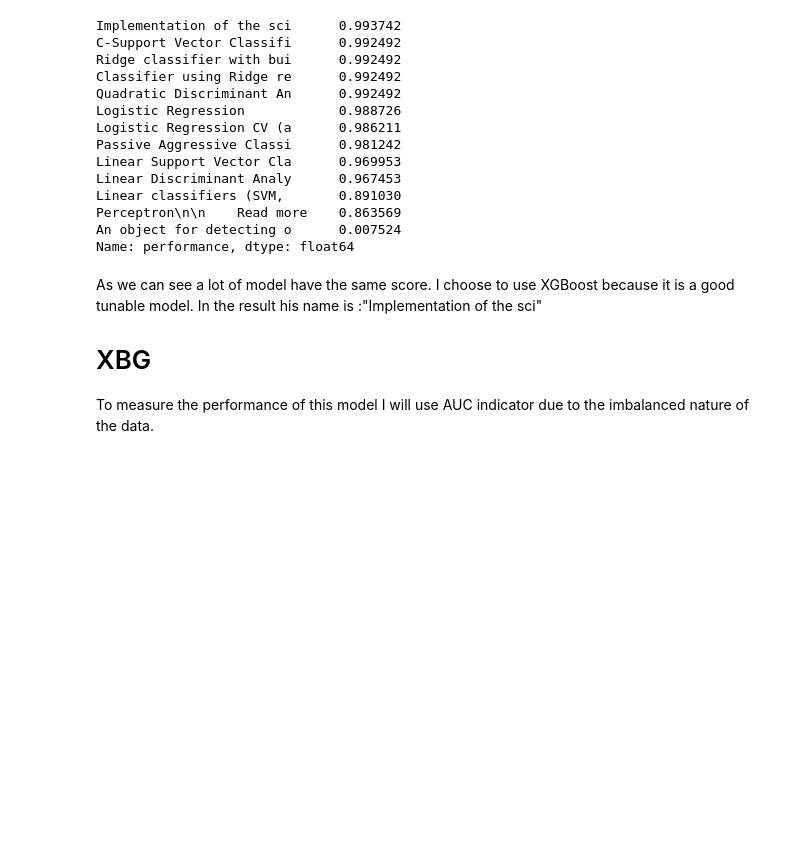
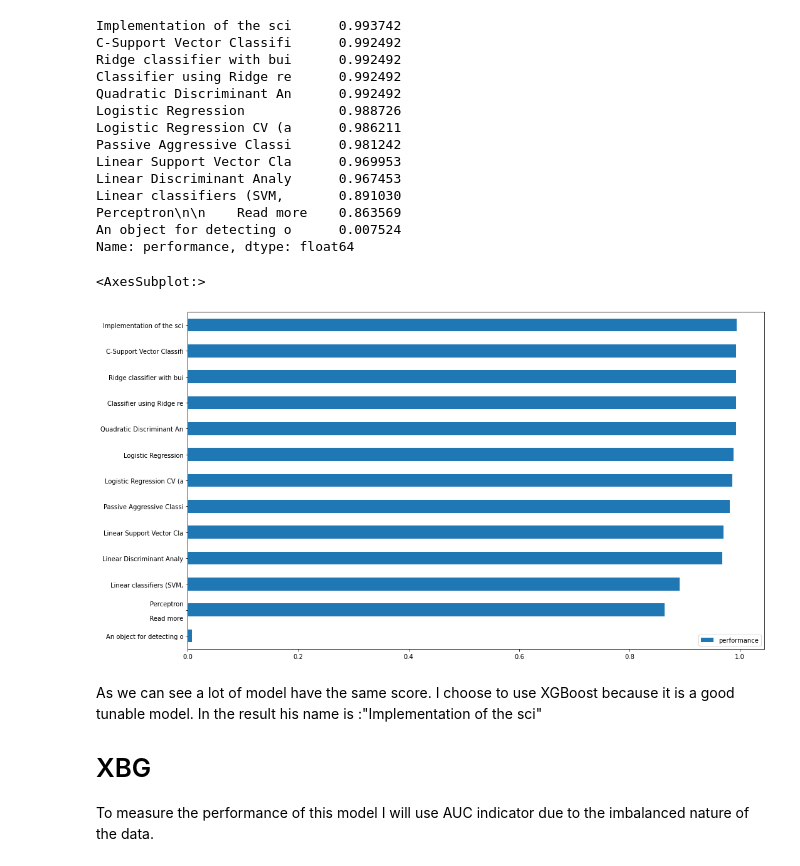
Before and after one commit to flobz/Bankruptcy-prediction, a Jupyter notebook: bankruptcy_prediction.ipynb, the cells around one changed output. Saved outputs shown, nothing was run; the diff lists cells and outputs as text; code cells hidden in the pictures; blank space fills up the shorter version.

Commit message:
add graph

```diff
--- a/bankruptcy_prediction.ipynb
+++ b/bankruptcy_prediction.ipynb
@@ -129,6 +129,17 @@ Linear classifiers (SVM,       0.891030
 Perceptron\n\n    Read more    0.863569
 An object for detecting o      0.007524
 Name: performance, dtype: float64
+# %%
+from matplotlib import rcParams
+#feature pref
+
+fig , axes = plt.subplots(1,1)
+fig.set_size_inches(15,8)
+fig.subplots_adjust(left=0.65)
+perf_list.sort_values("performance").plot(kind='barh', ax=axes)
+# %% [output]
+<AxesSubplot:>
+[figure, added]
 # %% [markdown]
 As we can see a lot of model have the same score. I choose to use XGBoost because it is a good tunable model.
 In the result his name is :"Implementation of the sci"
```
